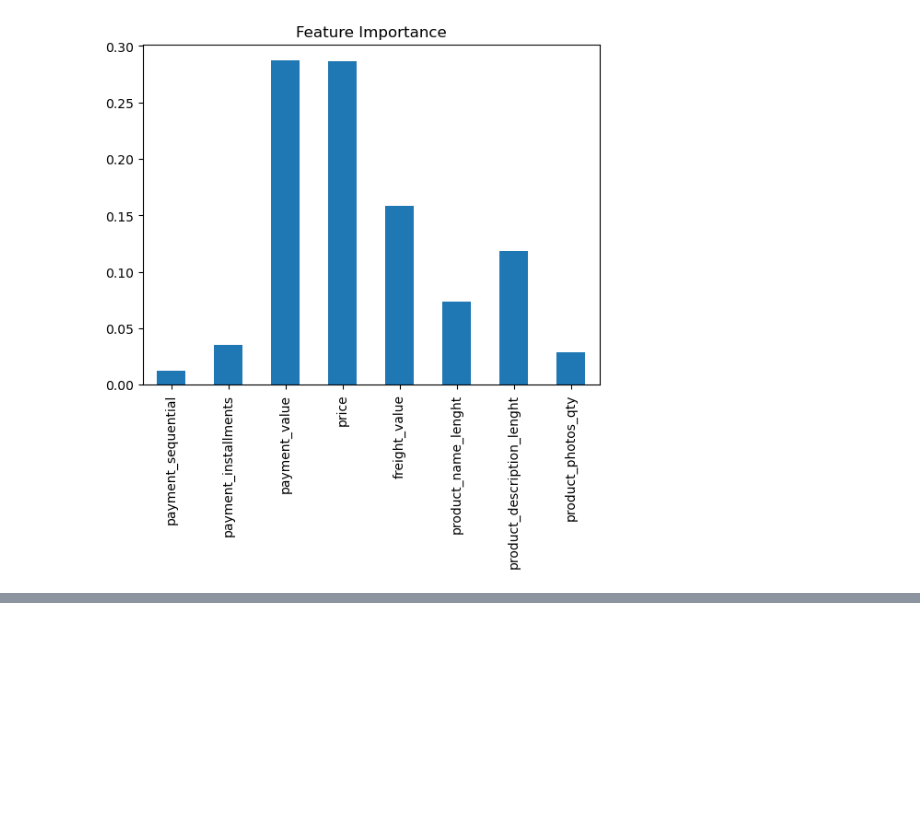
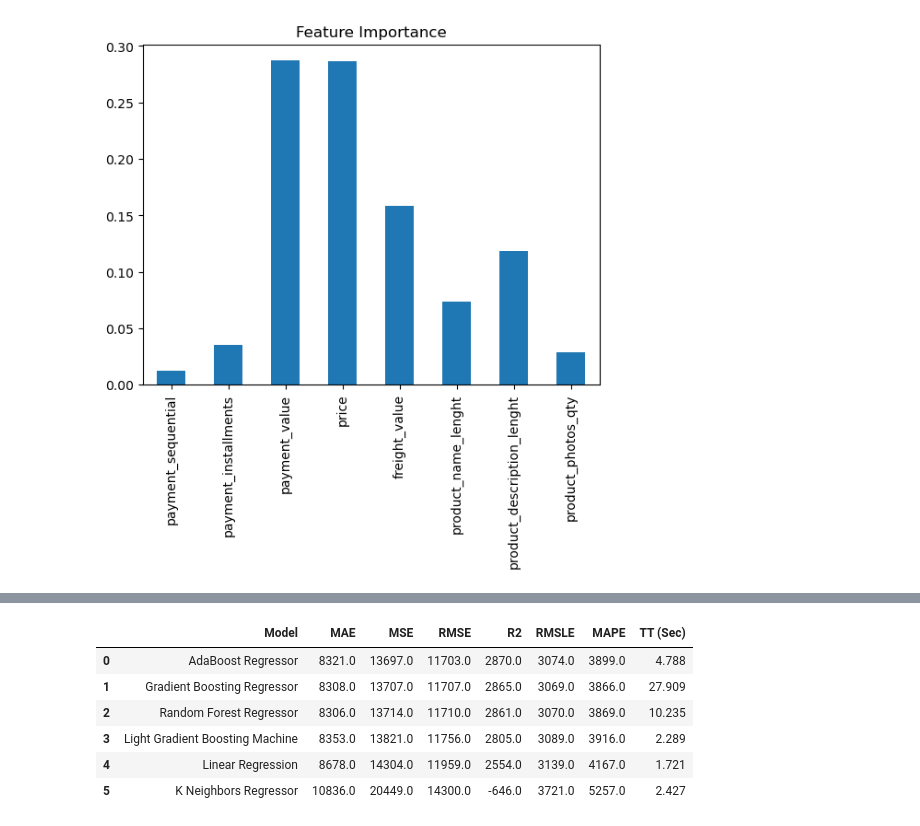
Before and after one commit to mageshyt/mlops_customer_satisfaction, a Jupyter notebook: notebooks/model-training.ipynb, the cells around one changed output, grey strips where cells are left out. Drawn from its saved outputs; the diff is of its cells as text; code cells hidden in the pictures; blank space fills up the shorter version.

```diff
--- a/notebooks/model-training.ipynb
+++ b/notebooks/model-training.ipynb
@@ -225,0 +240,4 @@ feature_df.T.plot(kind='bar',legend=False,title='Feature Importance');
+# %%
+cols=["MAE","MSE","RMSE","R2","RMSLE","MAPE"]
+
+df[cols]
@@ -225,0 +252,12 @@ feature_df.T.plot(kind='bar',legend=False,title='Feature Importance');
+# %%
+df[cols]=df[cols].apply(lambda x: round( x*100,2))
+# %%
+df
+# %% [output]
+|  | Model | MAE | MSE | RMSE | R2 | RMSLE | MAPE | TT (Sec) |
+| 0 | AdaBoost Regressor | 8321.0 | 13697.0 | 11703.0 | 2870.0 | 3074.0 | 3899.0 | 4.788 |
+| 1 | Gradient Boosting Regressor | 8308.0 | 13707.0 | 11707.0 | 2865.0 | 3069.0 | 3866.0 | 27.909 |
+| 2 | Random Forest Regressor | 8306.0 | 13714.0 | 11710.0 | 2861.0 | 3070.0 | 3869.0 | 10.235 |
+| 3 | Light Gradient Boosting Machine | 8353.0 | 13821.0 | 11756.0 | 2805.0 | 3089.0 | 3916.0 | 2.289 |
+| 4 | Linear Regression | 8678.0 | 14304.0 | 11959.0 | 2554.0 | 3139.0 | 4167.0 | 1.721 |
+| 5 | K Neighbors Regressor | 10836.0 | 20449.0 | 14300.0 | -646.0 | 3721.0 | 5257.0 | 2.427 |
```
Also changed, not shown: parts of 4 cells of this notebook, 9 other files.
